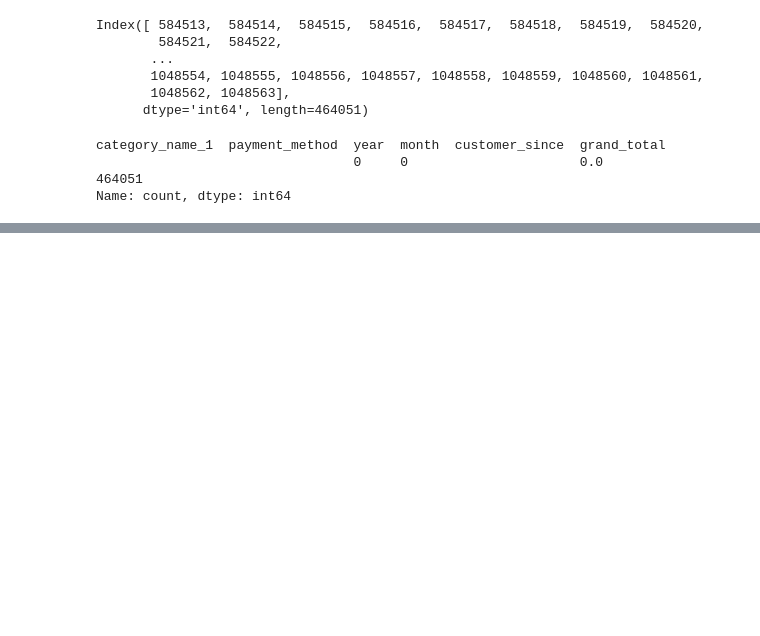
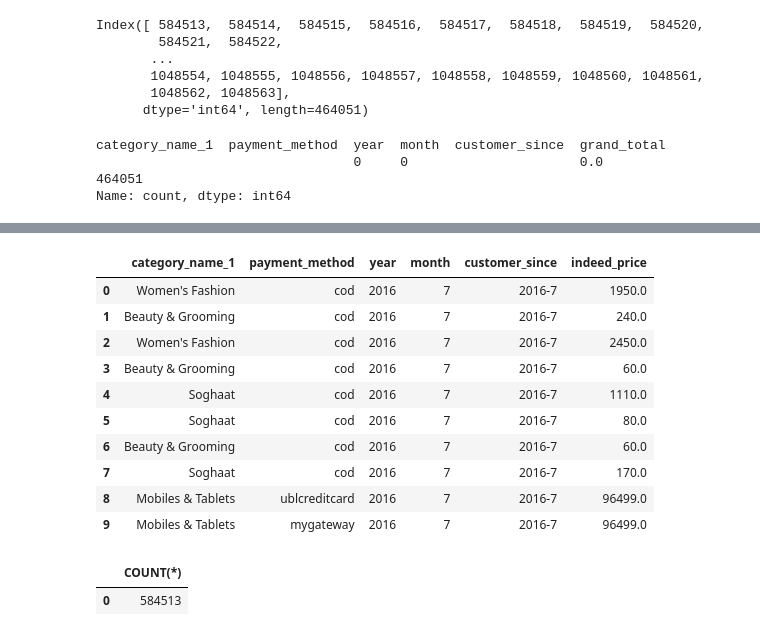
Before and after one commit to Udon-datascience/opendata_analysis, a Jupyter notebook: 3/3_analysis2.ipynb, the cells around one changed output, grey strips where cells are left out. Drawn from its saved outputs; the diff is of its cells as text; code cells hidden in the pictures; blank space fills up the shorter version.

```diff
--- a/3/3_analysis2.ipynb
+++ b/3/3_analysis2.ipynb
@@ -94,0 +355,31 @@ df=df.loc(584513:1048563,:)
+# %%
+query = """
+SELECT *
+FROM ecommerce_analysis2
+LIMIT 10;
+"""
+df = pd.read_sql(query, engine)
+display(df)
+# %% [output]
+|  | category_name_1 | payment_method | year | month | customer_since | indeed_price |
+| 0 | Women's Fashion | cod | 2016 | 7 | 2016-7 | 1950.0 |
+| 1 | Beauty & Grooming | cod | 2016 | 7 | 2016-7 | 240.0 |
+| 2 | Women's Fashion | cod | 2016 | 7 | 2016-7 | 2450.0 |
+| 3 | Beauty & Grooming | cod | 2016 | 7 | 2016-7 | 60.0 |
+| 4 | Soghaat | cod | 2016 | 7 | 2016-7 | 1110.0 |
+| 5 | Soghaat | cod | 2016 | 7 | 2016-7 | 80.0 |
+| 6 | Beauty & Grooming | cod | 2016 | 7 | 2016-7 | 60.0 |
+| 7 | Soghaat | cod | 2016 | 7 | 2016-7 | 170.0 |
+| 8 | Mobiles & Tablets | ublcreditcard | 2016 | 7 | 2016-7 | 96499.0 |
+| 9 | Mobiles & Tablets | mygateway | 2016 | 7 | 2016-7 | 96499.0 |
+# %%
+query = """
+-- データ件数を確認
+SELECT COUNT(*)
+FROM ecommerce_analysis2;
+"""
+df = pd.read_sql(query, engine)
+display(df)
+# %% [output]
+|  | COUNT(*) |
+| 0 | 584513 |
```
Also changed, not shown: parts of 11 cells of this notebook, 1 other file.
